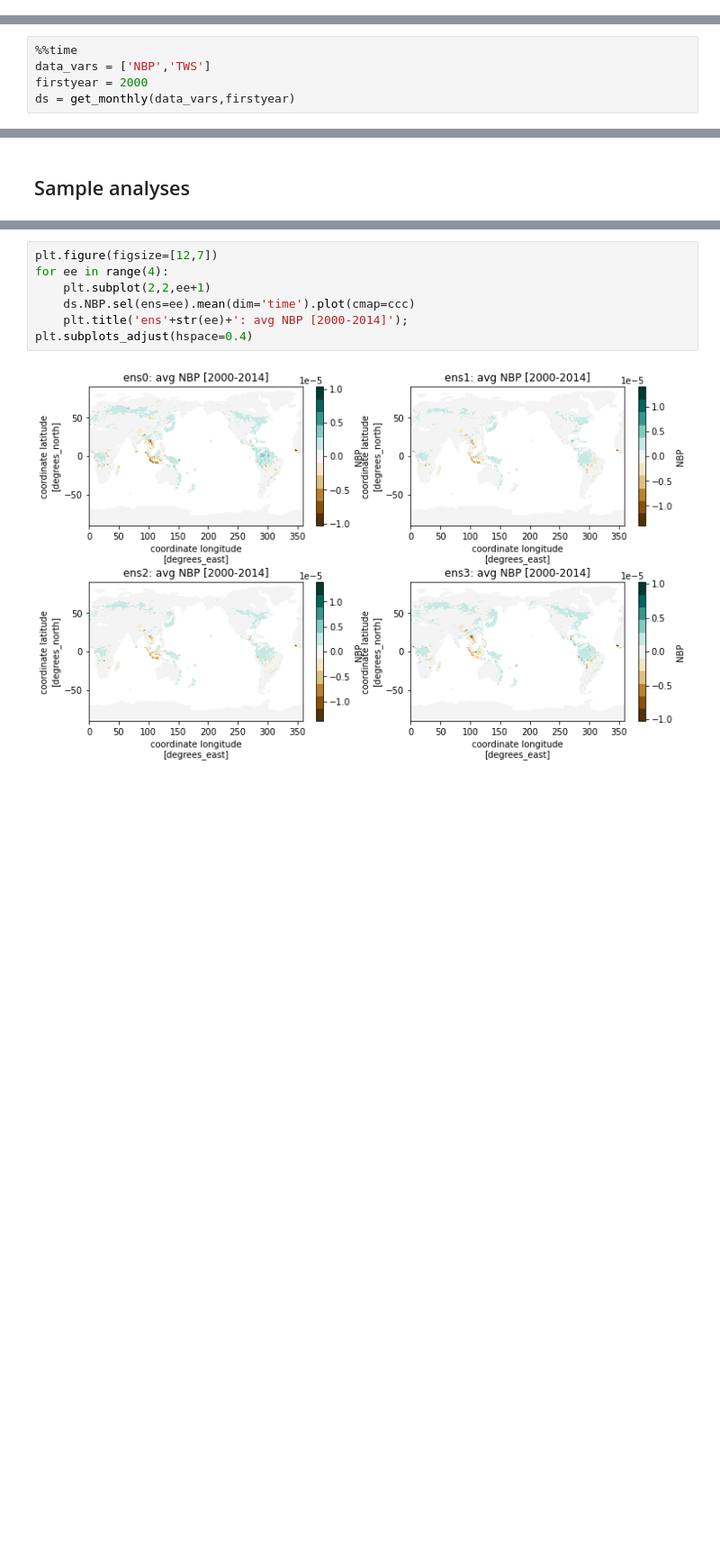
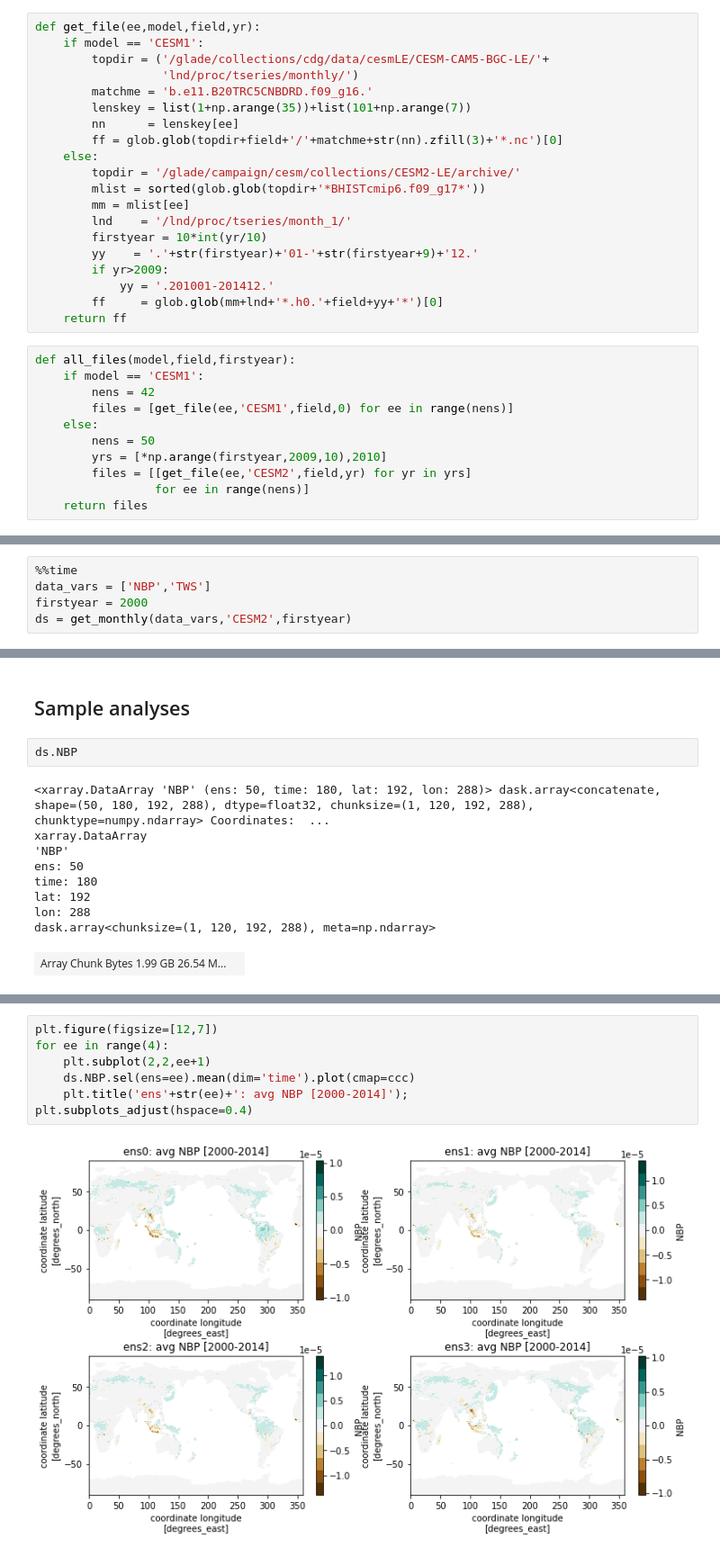
Before and after one commit to djk2120/TWSnbp, a Jupyter notebook: src/LENS_template.ipynb, the cells around one changed output, grey strips where cells are left out. Shown at 90% size. Drawn from its saved outputs; the diff is of its cells as text; blank space fills up the shorter version.

Commit message:
add CESM1 capability

```diff
--- a/src/LENS_template.ipynb
+++ b/src/LENS_template.ipynb
@@ -91,0 +43,31 @@ def get_monthly(data_vars,firstyear=1850):
+# %%
+def get_file(ee,model,field,yr):
+    if model == 'CESM1':
+        topdir = ('/glade/collections/cdg/data/cesmLE/CESM-CAM5-BGC-LE/'+
+                  'lnd/proc/tseries/monthly/')
+        matchme = 'b.e11.B20TRC5CNBDRD.f09_g16.'
+        lenskey = list(1+np.arange(35))+list(101+np.arange(7))
+        nn      = lenskey[ee]
+        ff = glob.glob(topdir+field+'/'+matchme+str(nn).zfill(3)+'*.nc')[0]
+    else:
+        topdir = '/glade/campaign/cesm/collections/CESM2-LE/archive/'
+        mlist = sorted(glob.glob(topdir+'*BHISTcmip6.f09_g17*'))
+        mm = mlist[ee]
+        lnd    = '/lnd/proc/tseries/month_1/'
+        firstyear = 10*int(yr/10)
+        yy    = '.'+str(firstyear)+'01-'+str(firstyear+9)+'12.'
+        if yr>2009:
+            yy = '.201001-201412.'
+        ff     = glob.glob(mm+lnd+'*.h0.'+field+yy+'*')[0]
+    return ff
+# %%
+def all_files(model,field,firstyear):
+    if model == 'CESM1':
+        nens = 42
+        files = [get_file(ee,'CESM1',field,0) for ee in range(nens)]
+    else:
+        nens = 50
+        yrs = [*np.arange(firstyear,2009,10),2010]
+        files = [[get_file(ee,'CESM2',field,yr) for yr in yrs]
+                 for ee in range(nens)]
+    return files
@@ -114,5 +165,5 @@ ccc = matplotlib.colors.ListedColormap(ccc/256)
 %%time
 data_vars = ['NBP','TWS']
 firstyear = 2000
-ds = get_monthly(data_vars,firstyear)
+ds = get_monthly(data_vars,'CESM2',firstyear)
 # %% [output]
@@ -121,2 +172,14 @@ Wall time: 7.03 s
 # %% [markdown]
 ## Sample analyses
+# %%
+ds.NBP
+# %% [output]
+<xarray.DataArray 'NBP' (ens: 50, time: 180, lat: 192, lon: 288)> dask.array<concatenate, shape=(50, 180, 192, 288), dtype=float32, chunksize=(1, 120, 192, 288), chunktype=numpy.ndarray> Coordinates:  ...
+xarray.DataArray
+'NBP'
+ens: 50
+time: 180
+lat: 192
+lon: 288
+dask.array<chunksize=(1, 120, 192, 288), meta=np.ndarray>
+| Array Chunk Bytes 1.99 GB 26.54 M... |  |
```
Also changed, not shown: parts of 19 cells of this notebook.
